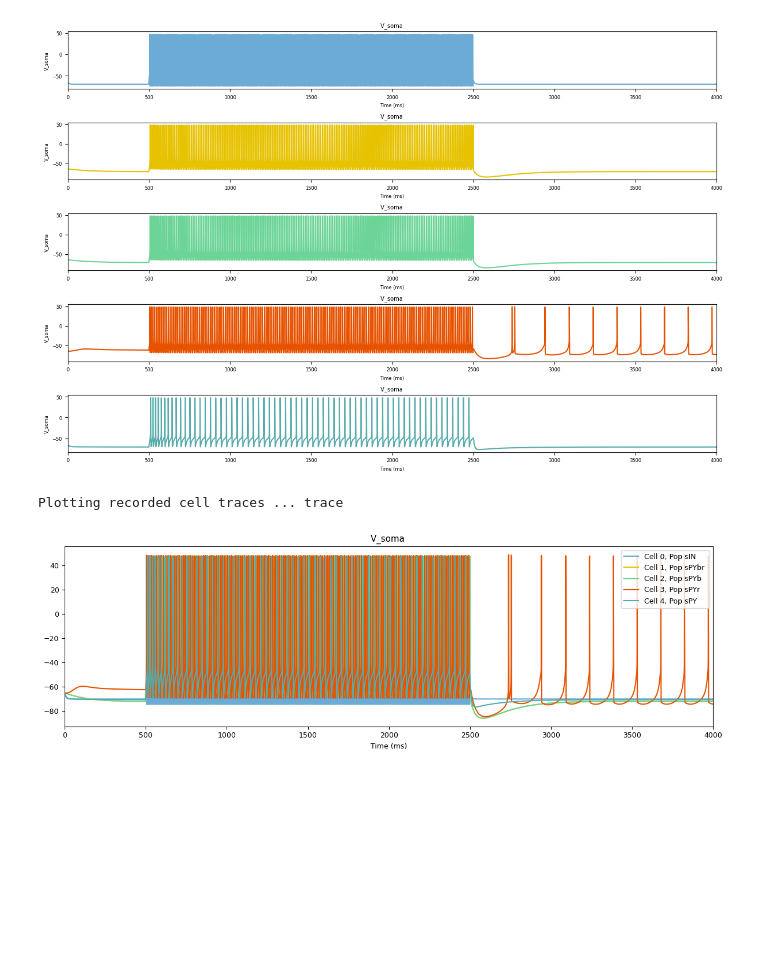
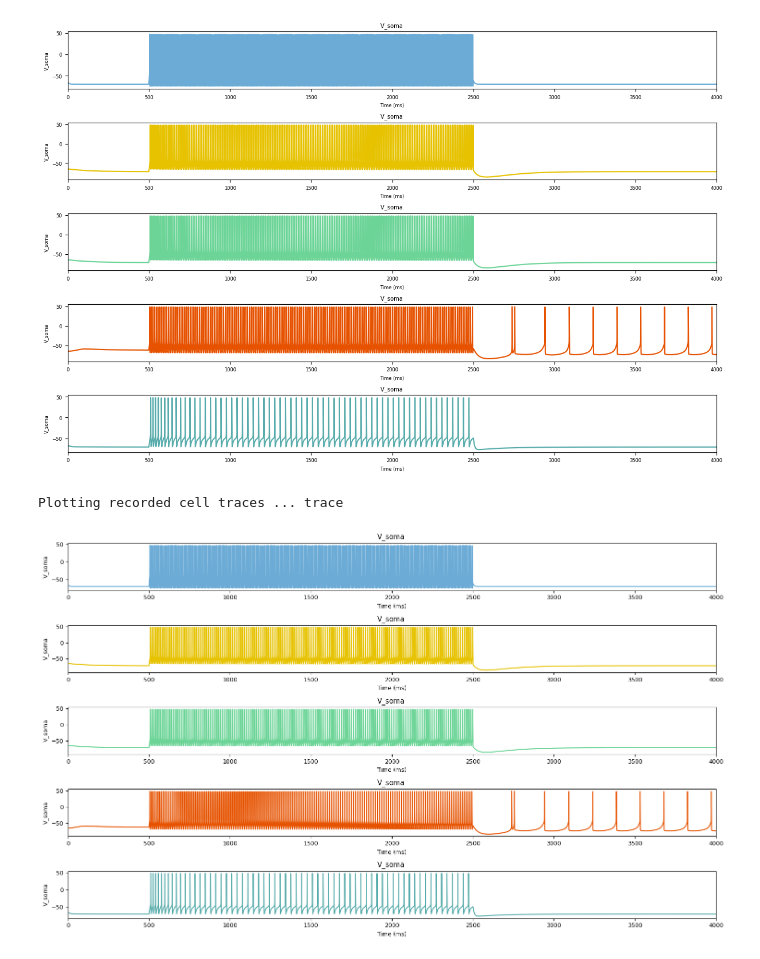
Before and after one commit to FernandoSBorges/chimeras, a Jupyter notebook: sim2/somatic_input_Pospischil2008.ipynb, the cells around one changed output. Cells and saved outputs as stored; diff of their text form; code cells hidden in the pictures; blank space fills up the shorter version.

```diff
--- a/sim2/somatic_input_Pospischil2008.ipynb
+++ b/sim2/somatic_input_Pospischil2008.ipynb
@@ -174,8 +173,8 @@ Total time = 2.86 s
 [figure]
 # %%
 sim.analysis.plotTraces(include=cfg.recordCells,
- overlay=True, oneFigPer='trace', figSize=(12, 4),
-  fontSize=9, saveFig=True);
+ overlay=False, oneFigPer='trace', figSize=(15, 9),
+ fontSize=9, saveFig=True);
 # %% [output]
 Plotting recorded cell traces ... trace
-[figure, old version]
+[figure, new version]
```
Also changed, not shown: parts of 4 cells of this notebook, 2 other files.
